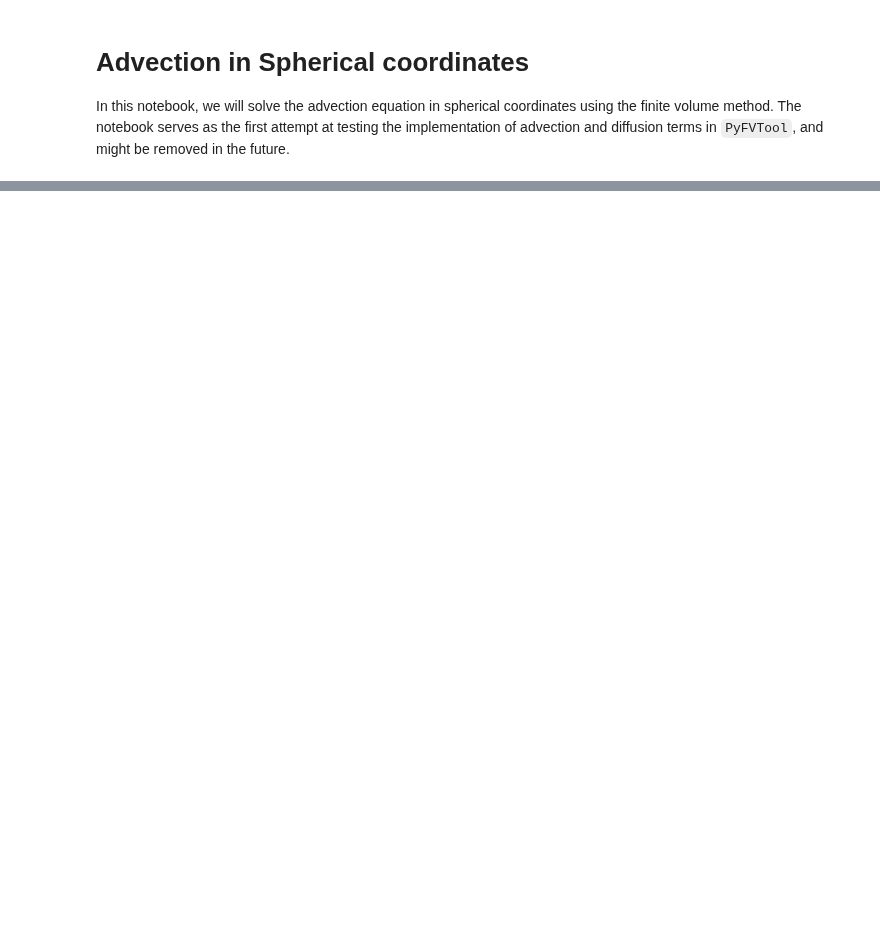
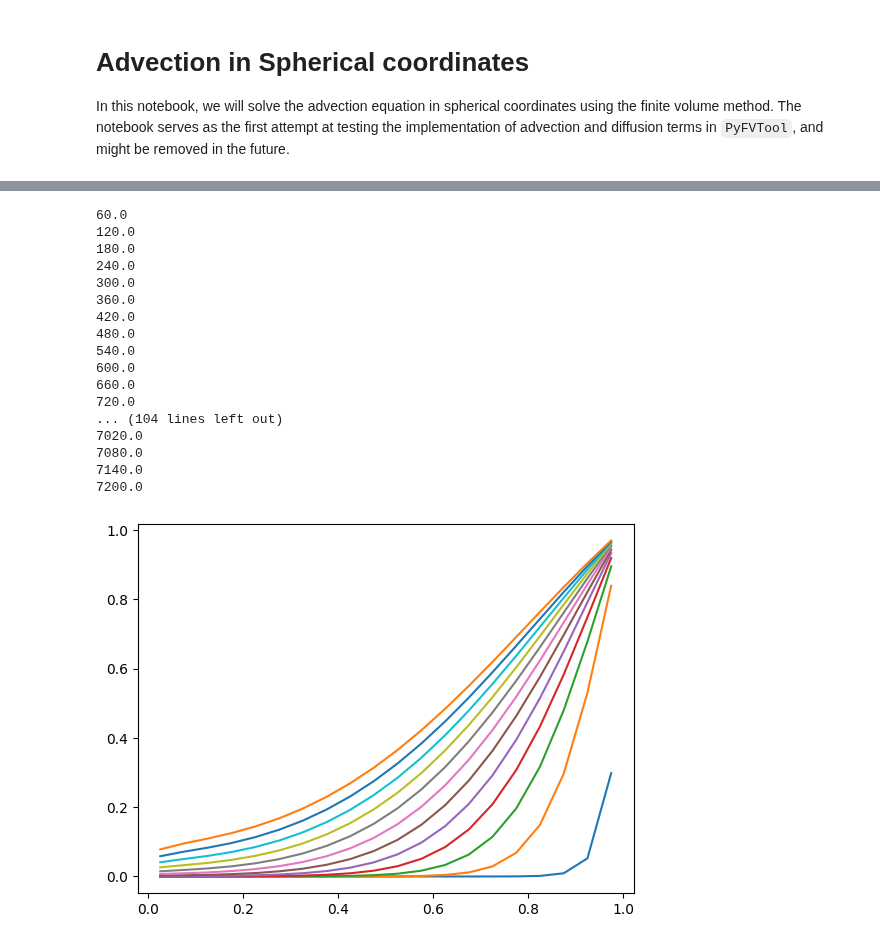
Before and after one commit to FiniteVolumeTransportPhenomena/PyFVTool, a Jupyter notebook: examples-notebooks/spherical_coordinate_examples.ipynb, the cells around one changed output, grey strips where cells are left out. Drawn from its saved outputs; the diff is of its cells as text; code cells hidden in the pictures; blank space fills up the shorter version.

```diff
--- a/examples-notebooks/spherical_coordinate_examples.ipynb
+++ b/examples-notebooks/spherical_coordinate_examples.ipynb
@@ -22,0 +77,76 @@ m = SphericalGrid3D(10, 100, 100, atm_layer_thickness, 2*np.pi, 2*np.pi)
+# %%
+import pyfvtool as pf
+# reload the module to get the updated version
+import importlib
+importlib.reload(pf)
+
+import numpy as np
+import matplotlib.pyplot as plt
+
+# Solving a 3D diffusion equation with a fixed concentration
+# at the left boundary and a closed boundary on the right side
+
+
+# Calculation parameters
+Nx = 20 # number of finite volume cells
+Ntheta = 5 # number of cells in the theta direction
+Nphi = 5 # number of cells in the phi direction
+Lx = 1.0 # [m] length of the domain
+c_left = 1.0 # left boundary concentration
+c_init = 0.0 # initial concentration
+D_val = 1e-5 # diffusion coefficient (gas phase)
+t_simulation = 7200.0 # [s] simulation time
+dt = 60.0 # [s] time step
+Nskip = 10 # plot every Nskip-th profile
+
+# Define mesh
+mesh = pf.SphericalGrid3D(Nx, Ntheta, Nphi, Lx, 2*np.pi, 2*np.pi)
+
+# Create a cell variable with initial concentration
+# By default, 'no flux' boundary conditions are applied
+c = pf.CellVariable(mesh, c_init)
+
+# Switch the right boundary to Dirichlet: fixed concentration
+c.BCs.right.a[:] = 0.0
+c.BCs.right.b[:] = 1.0
+c.BCs.right.c[:] = c_left
+c.apply_BCs()
+
+# Assign diffusivity to cells
+D_cell = pf.CellVariable(mesh, D_val)
+D_face = pf.geometricMean(D_cell) # average value of diffusivity at the interfaces between cells
+
+# Time loop
+t = 0
+nplot = 0
+while t<t_simulation:
+    # Compose discretized terms for matrix equation
+    eqnterms = [ pf.transientTerm(c, dt, 1.0),
+                -pf.diffusionTerm(D_face)]
+
+    # Solve PDE
+    pf.solvePDE(c, eqnterms)
+    t+=dt
+    print(t)
+    if (nplot % Nskip == 0):
+        plt.plot(c.domain.cellcenters.r, c.value[:, 0, 0])
+    nplot+=1
+# %% [output]
+60.0
+120.0
+180.0
+240.0
+300.0
+360.0
+420.0
+480.0
+540.0
+600.0
+660.0
+720.0
+... (104 lines left out)
+7020.0
+7080.0
+7140.0
+7200.0
+[figure, added]
```
Also changed, not shown: parts of 5 cells of this notebook, 4 other files.
